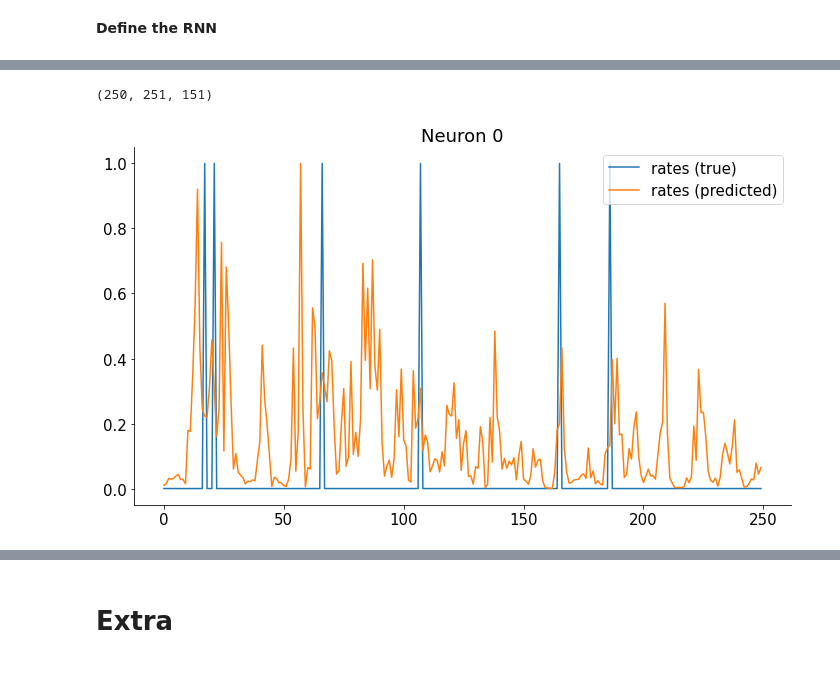
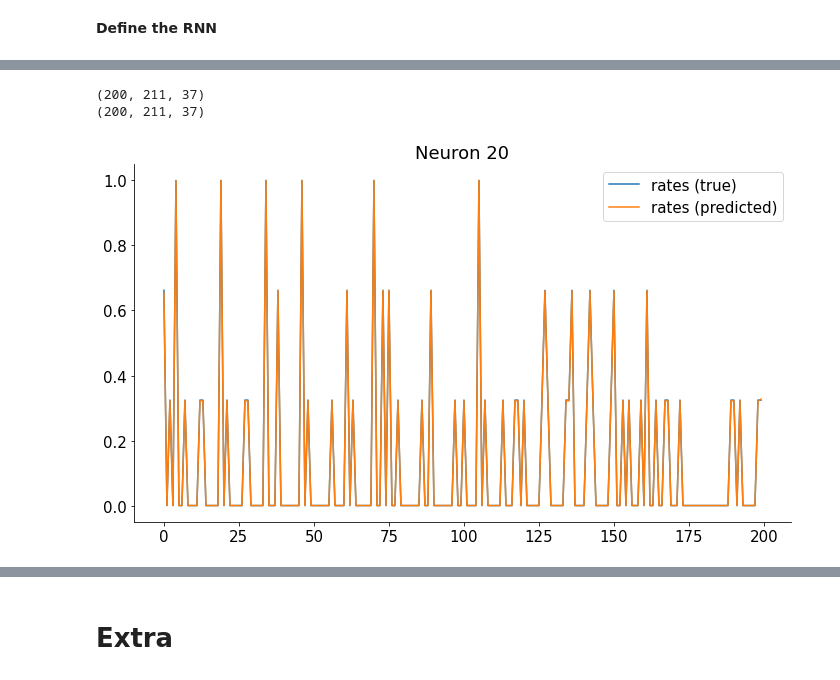
Before and after one commit to michele1993/NMA_latentDynamics, a Jupyter notebook: Copy_of_load_steinmetz_decisions.ipynb, the cells around one changed output, grey strips where cells are left out. Cells and saved outputs as stored; diff of their text form; code cells hidden in the pictures.

```diff
--- a/Copy_of_load_steinmetz_decisions.ipynb
+++ b/Copy_of_load_steinmetz_decisions.ipynb
@@ -317,6 +378,8 @@ tensor([ 70, 149, 105, 248,  75, 106, 222,   8, 131,  84,  81, 113, 172, 143,
 # Convert data to torch.tensor():
 device = torch.device('cuda:0' if torch.cuda.is_available() else 'cpu')
 
+
+print(np.mean(np.equal(training_nn,testing_nn)))
 
 tr_nn  = torch.tensor(training_nn, device=device).float()
 ts_nn = torch.tensor(testing_nn, device=device).float()
@@ -326,13 +389,17 @@ tr_nn = torch.permute(tr_nn ,(2,1,0))
 ts_nn = torch.permute(ts_nn,(2,1,0))
 
 
+
+
 NN1 = tr_nn.shape[-1]
 NN2 = ts_nn.shape[-1]
 
-ncomp = 100
+ncomp = 10
+
+
 
 net = Net(ncomp, NN1, NN2,lr = 0.0005, bidi = True).to(device) # .0005
 
 
-net.train(tr_nn,ts_nn, niter = 10000)
+#net.train(tr_nn,ts_nn, niter = 10000)
 # %% [output]
@@ -389,29 +417,36 @@ print(ts_nn_numpy)
 # %%
 y_hat, _ = net(tr_nn)
 #x = np.random.poisson(y_hat.detach().cpu().numpy())
 
 x = y_hat.detach().cpu().numpy()
 
 x = x / np.max(x, axis=0)
 
+print(x.shape)
+
+
+
 rpred = x
 
 ts_nn_numpy = ts_nn.detach().cpu().numpy()
+ts_nn_numpy = ts_nn_numpy / np.max(ts_nn_numpy, axis=0)
 
 print(x.shape)
 
-nn = 0
+nn = 20
+trial_n = 0
 plt.figure(figsize=(10, 6))
-plt.plot(ts_nn_numpy[:,0, nn])
-plt.plot(rpred[:,0, nn])
+plt.plot(ts_nn_numpy[:,trial_n, nn])
+plt.plot(rpred[:,trial_n, nn])
 #plt.plot(-.5 + x[:, nn, 0]/4)
 
 plt.legend(['rates (true)', 'rates (predicted)', 'spikes'])
 plt.title(f'Neuron {nn}')
 plt.show()
 # %% [output]
-(250, 251, 151)
+(200, 211, 37)
+(200, 211, 37)
-[figure, old version]
+[figure, new version]
 # %%
 y_hat, _ = net(tr_nn)
 
```
Also changed, not shown: parts of 16 cells of this notebook.
